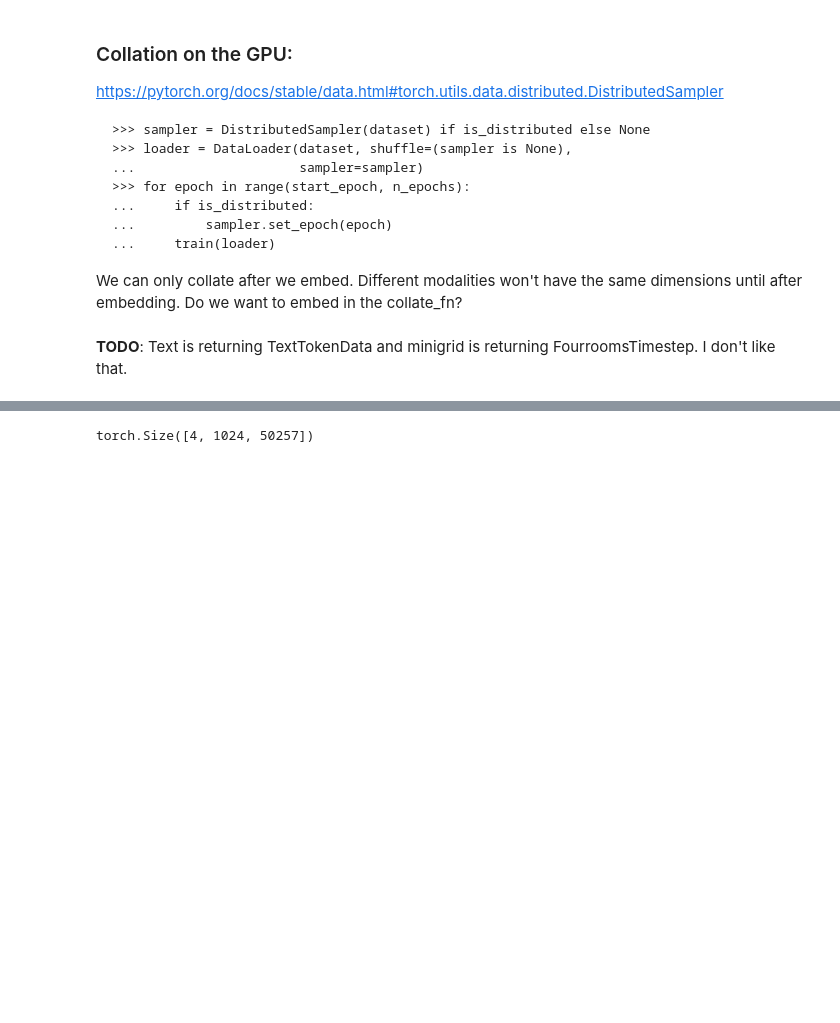
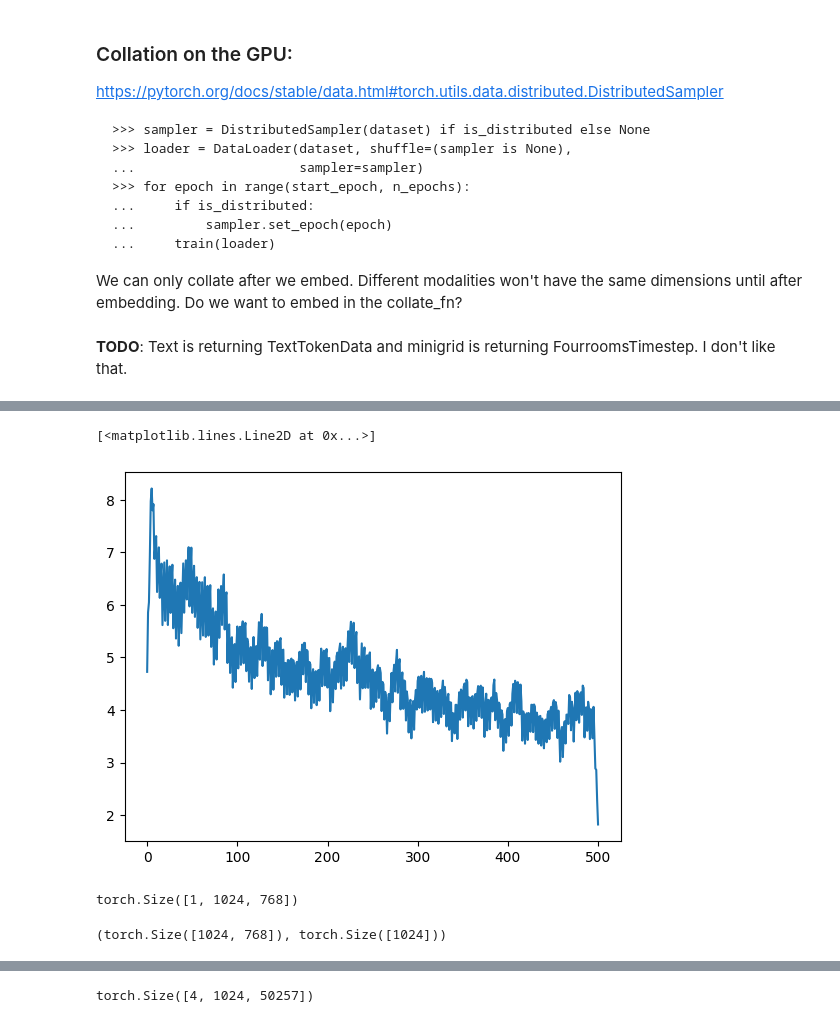
Before and after one commit to eihli/NEKO, a Jupyter notebook: dev_notebooks/mini_gato_v7.ipynb, the cells around one changed output, grey strips where cells are left out. Cells and saved outputs as stored; diff of their text form; code cells hidden in the pictures; blank space fills up the shorter version.

```diff
--- a/dev_notebooks/mini_gato_v7.ipynb
+++ b/dev_notebooks/mini_gato_v7.ipynb
@@ -608,0 +628,12 @@ class Inferencer:
+# %%
+window_size = 10
+data = torch.tensor(trainer.losses)
+moving_avg = torch.conv1d(
+    data.view(1, 1, data.size(0)),
+    torch.ones(1, 1, window_size) / window_size, padding=window_size//2
+).squeeze()
+# %%
+plt.plot(moving_avg)
+# %% [output]
+[<matplotlib.lines.Line2D at 0x...>]
+[figure, added]
@@ -609,3 +642,14 @@ class Inferencer:
+# %%
+emb = vqa_batch[0].embed(model.embedder)
+emb.question.embedding.shape, emb.image.embedding.shape, emb.answer.embedding.shape
+cc = torch.concat([emb.question.embedding, emb.image.embedding, emb.answer.embedding], dim=1)
+F.pad(cc, (0, 0, 0, 1024 - cc.size(1)), value=0).shape
+# %% [output]
+torch.Size([1, 1024, 768])
+# %%
+vqa_batch[0].embed(model.embedder).sequence(1024)[0].shape, vqa_batch[0].embed(model.embedder).sequence(1024)[1].shape
+# %% [output]
+(torch.Size([1024, 768]), torch.Size([1024]))
 # %%
 dl = iter(minigrid_dataloader)
 # %%
```
Also changed, not shown: parts of 48 cells of this notebook.
